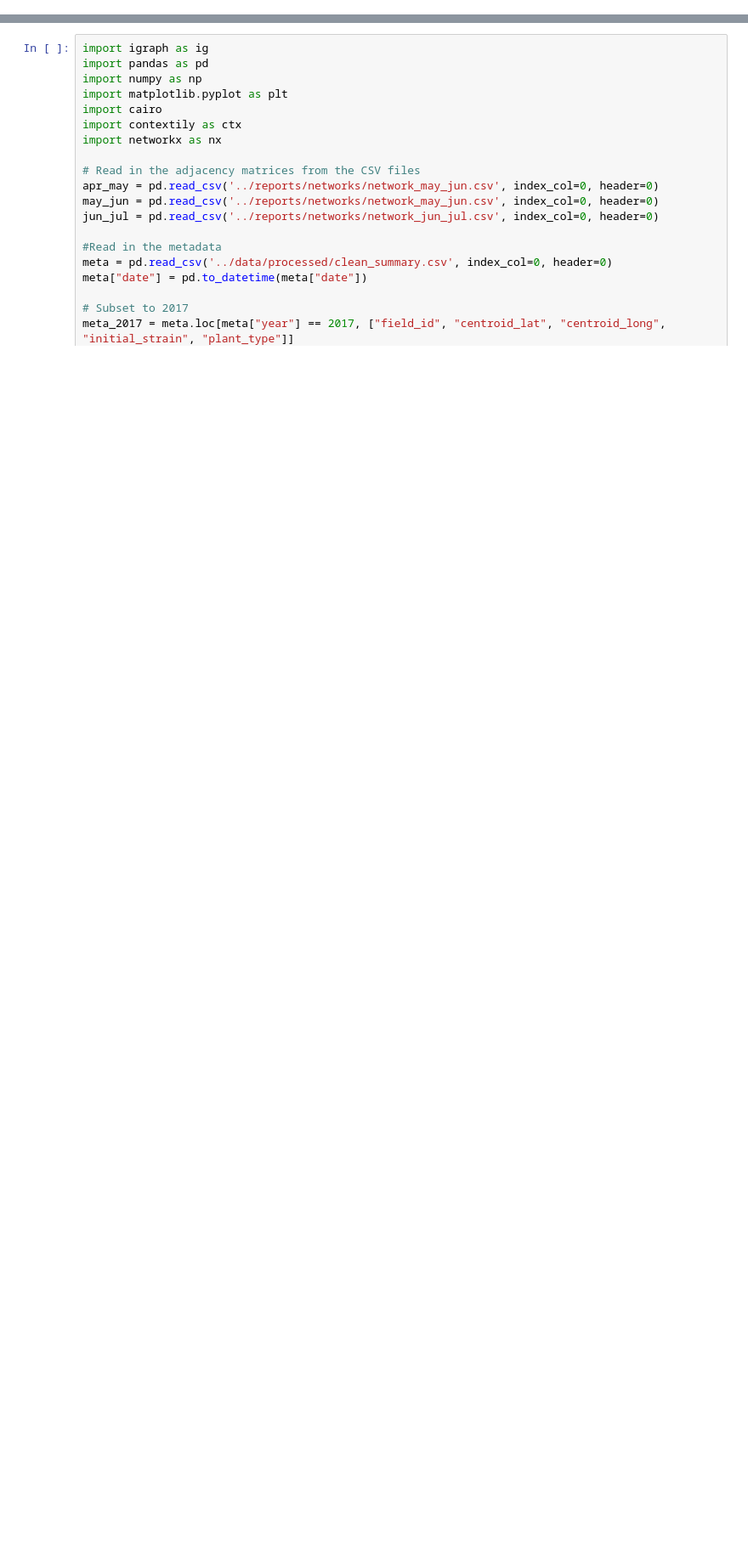
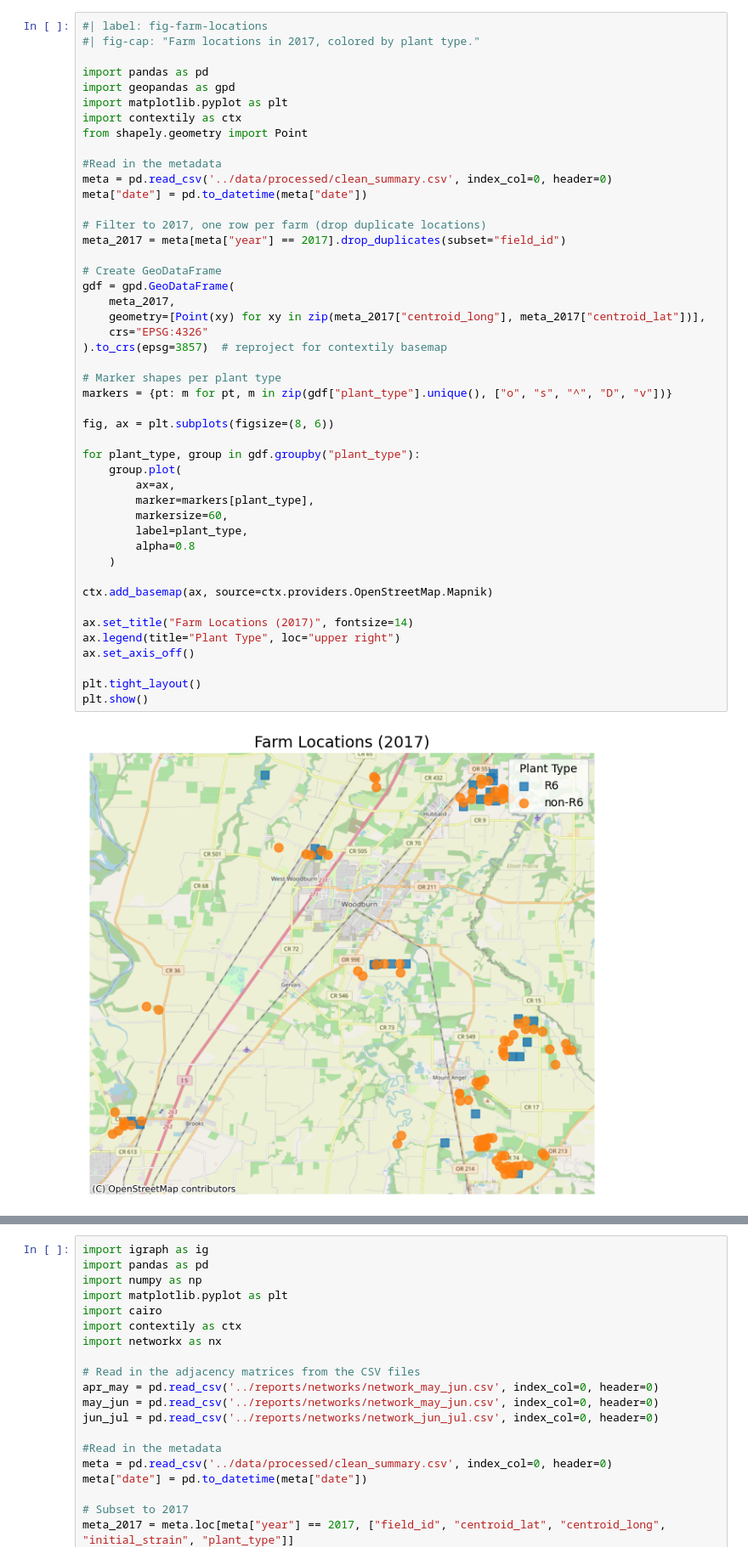
Before and after one commit to hawktre/CS_546_FinalProject, a Jupyter notebook: notebooks/4-network-analysis-finalproject.ipynb, the cells around one changed output, grey strips where cells are left out. Shown at 85% size. Cells and saved outputs as stored; diff of their text form; blank space fills up the shorter version.

```diff
--- a/notebooks/4-network-analysis-finalproject.ipynb
+++ b/notebooks/4-network-analysis-finalproject.ipynb
@@ -36,0 +32,48 @@ Clearly, this constrained, directed, and weighted adjacency matrix proposes a co
+# %%
+#| label: fig-farm-locations
+#| fig-cap: "Farm locations in 2017, colored by plant type."
+
+import pandas as pd
+import geopandas as gpd
+import matplotlib.pyplot as plt
+import contextily as ctx
+from shapely.geometry import Point
+
+#Read in the metadata
+meta = pd.read_csv('../data/processed/clean_summary.csv', index_col=0, header=0)
+meta["date"] = pd.to_datetime(meta["date"])
+
+# Filter to 2017, one row per farm (drop duplicate locations)
+meta_2017 = meta[meta["year"] == 2017].drop_duplicates(subset="field_id")
+
+# Create GeoDataFrame
+gdf = gpd.GeoDataFrame(
+    meta_2017,
+    geometry=[Point(xy) for xy in zip(meta_2017["centroid_long"], meta_2017["centroid_lat"])],
+    crs="EPSG:4326"
+).to_crs(epsg=3857)  # reproject for contextily basemap
+
+# Marker shapes per plant type
+markers = {pt: m for pt, m in zip(gdf["plant_type"].unique(), ["o", "s", "^", "D", "v"])}
+
+fig, ax = plt.subplots(figsize=(8, 6))
+
+for plant_type, group in gdf.groupby("plant_type"):
+    group.plot(
+        ax=ax,
+        marker=markers[plant_type],
+        markersize=60,
+        label=plant_type,
+        alpha=0.8
+    )
+
+ctx.add_basemap(ax, source=ctx.providers.OpenStreetMap.Mapnik)
+
+ax.set_title("Farm Locations (2017)", fontsize=14)
+ax.legend(title="Plant Type", loc="upper right")
+ax.set_axis_off()
+
+plt.tight_layout()
+plt.show()
+# %% [output]
+[figure, added]
```
Also changed, not shown: parts of 6 cells of this notebook, 4 other files.
